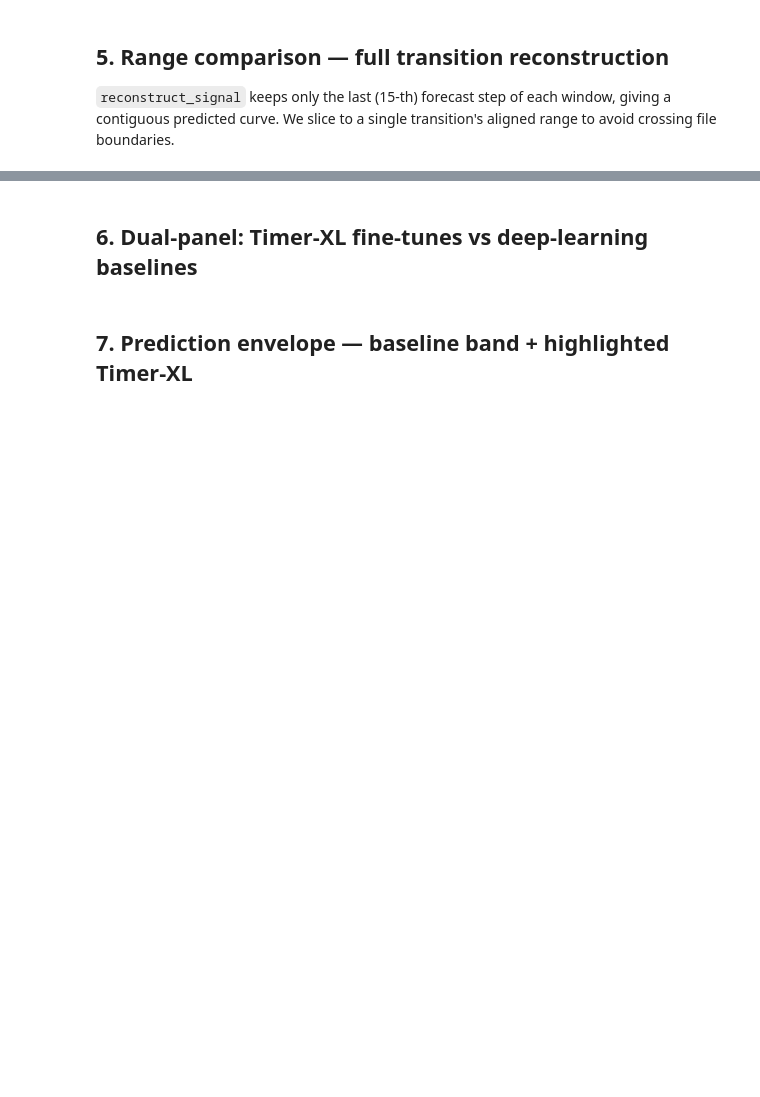
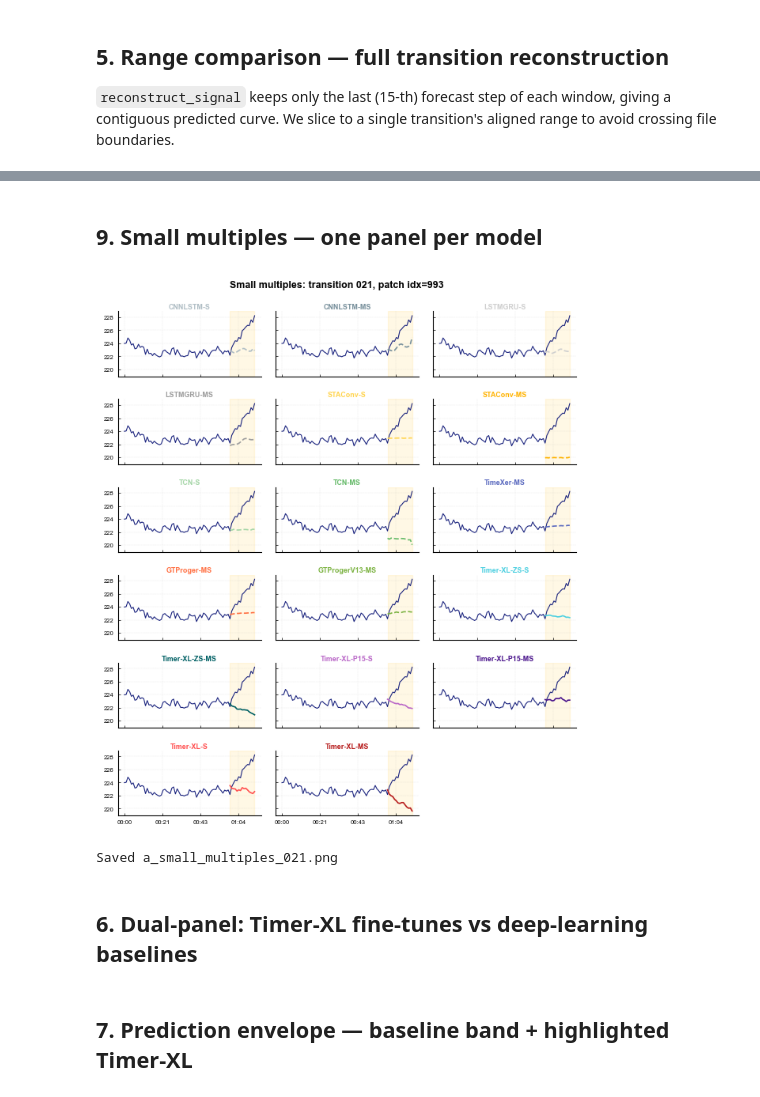
Before and after one commit to Moenea/TSFM, a Jupyter notebook: figures/PI10102/plot_fault_prognosis.ipynb, the cells around one changed output, grey strips where cells are left out. Saved outputs shown, nothing was run; the diff lists cells and outputs as text; code cells hidden in the pictures; blank space fills up the shorter version.

```diff
--- a/figures/PI10102/plot_fault_prognosis.ipynb
+++ b/figures/PI10102/plot_fault_prognosis.ipynb
@@ -629,3 +669,79 @@ for f, (start_t, end_t) in file_segs.items():
+# %% [markdown]
+## 9. Small multiples — one panel per model
+# %%
+from matplotlib.ticker import MaxNLocator
+
+display_seq = 60
+display_pred = eval_steps
+file1_lo, file1_hi = file_segs[1]
+idx = file1_lo + 952
+assert idx >= display_seq - 1
+
+true_45 = build_true45_from_patches(plot_true, idx, seq_len=display_seq, pred_len=display_pred)
+x_vals = pd.date_range(start='2024-01-01 00:00:00', periods=display_seq + display_pred, freq='min')
+
+models_grid = [
+    (pred_cnnlstm_s,     'CNNLSTM-S',       C_CNNLSTM_S,   '--'),
+    (pred_cnnlstm_ms,    'CNNLSTM-MS',      C_CNNLSTM,     '--'),
+    (pred_lstmgru_s,     'LSTMGRU-S',       C_LSTMGRU_S,   '--'),
+    (pred_lstmgru_ms,    'LSTMGRU-MS',      C_LSTMGRU,     '--'),
+    (pred_staconv_s,     'STAConv-S',       C_STACONV_S,   '--'),
+    (pred_staconv_ms,    'STAConv-MS',      C_STACONV,     '--'),
+    (pred_tcn_s,         'TCN-S',           C_TCN_S,       '--'),
+    (pred_tcn_ms,        'TCN-MS',          C_TCN,         '--'),
+    (pred_timexer_ms,    'TimeXer-MS',      C_TIMEXER,     '--'),
+    (pred_gtproger_ms,   'GTProger-MS',     C_GTPROGER,    '--'),
+    (pred_gtprogerv13_ms,'GTProgerV13-MS',  C_GTPV13,      '--'),
+    # Timer-XL — three families, each S and MS
+    (pred_txl_zs_s,      'Timer-XL-ZS-S',   C_TXL_ZS_S,    '-'),
+    (pred_txl_zs_ms,     'Timer-XL-ZS-MS',  C_TXL_ZS_MS,   '-'),
+    (pred_txl_p15_s,     'Timer-XL-P15-S',  C_TXL_P15_S,   '-'),
+    (pred_txl_p15_ms,    'Timer-XL-P15-MS', C_TXL_P15_MS,  '-'),
+    (pred_txl_s,         'Timer-XL-S',      C_TXL_S,       '-'),
+    (pred_txl_ms,        'Timer-XL-MS',     C_TXL_MS,      '-'),
+]
+
+ncols = 3
+nrows = int(np.ceil(len(models_grid) / ncols))
+fig, axes = plt.subplots(nrows, ncols, figsize=(16/2.54, 18/2.54),
+                          sharex=True, sharey=True)
+axes_flat = axes.flatten()
+
+# Global y limits (data only — alarm hlines disabled)
+all_v = [np.nanmin(true_45), np.nanmax(true_45)]
+for data, *_ in models_grid:
+    p = build_pred45_from_patch(data, idx, display_seq, display_pred)
+    all_v.append(np.nanmin(p[display_seq:])); all_v.append(np.nanmax(p[display_seq:]))
+g_min, g_max = min(all_v), max(all_v)
+g_pad = (g_max - g_min) * 0.08
+g_ylim = (g_min - g_pad, g_max + g_pad)
+
+for i, (data, label, color, ls) in enumerate(models_grid):
+    ax = axes_flat[i]
+    pred_45 = build_pred45_from_patch(data, idx, display_seq, display_pred)
+    ax.plot(x_vals, true_45, color='#1A237E', linewidth=0.8, zorder=5)
+    ax.plot(x_vals, pred_45, color=color, linestyle=ls, linewidth=1.2, zorder=6)
+    ax.axvspan(x_vals[display_seq], x_vals[-1], alpha=0.10, color='#FFC107', zorder=0)
+    ax.set_title(label, fontsize=6.5, fontweight='bold', pad=2, color=color)
+    ax.set_ylim(g_ylim)
+    ax.tick_params(axis='both', labelsize=5.5, direction='in', length=2, width=0.5)
+    ax.grid(True, linewidth=0.3, alpha=0.3)
+    ax.spines['top'].set_visible(False); ax.spines['right'].set_visible(False)
+    ax.xaxis.set_major_formatter(mdates.DateFormatter('%H:%M'))
+    ax.xaxis.set_major_locator(MaxNLocator(nbins=4))
+
+for j in range(len(models_grid), len(axes_flat)):
+    axes_flat[j].set_visible(False)
+
+fig.suptitle(f'Small multiples: transition 021, patch idx={idx}',
+             fontsize=9, fontweight='bold', y=0.995)
+plt.subplots_adjust(left=0.06, right=0.98, top=0.94, bottom=0.04, hspace=0.35, wspace=0.1)
+fig.savefig('a_small_multiples_021.png', dpi=600, facecolor='white')
+plt.show()
+print('Saved a_small_multiples_021.png')
+# %% [output]
+[figure, added]
+Saved a_small_multiples_021.png
 # %% [markdown]
 ## 6. Dual-panel: Timer-XL fine-tunes vs deep-learning baselines
 # %%
```
Also changed, not shown: parts of 7 cells of this notebook, 1 other file.
